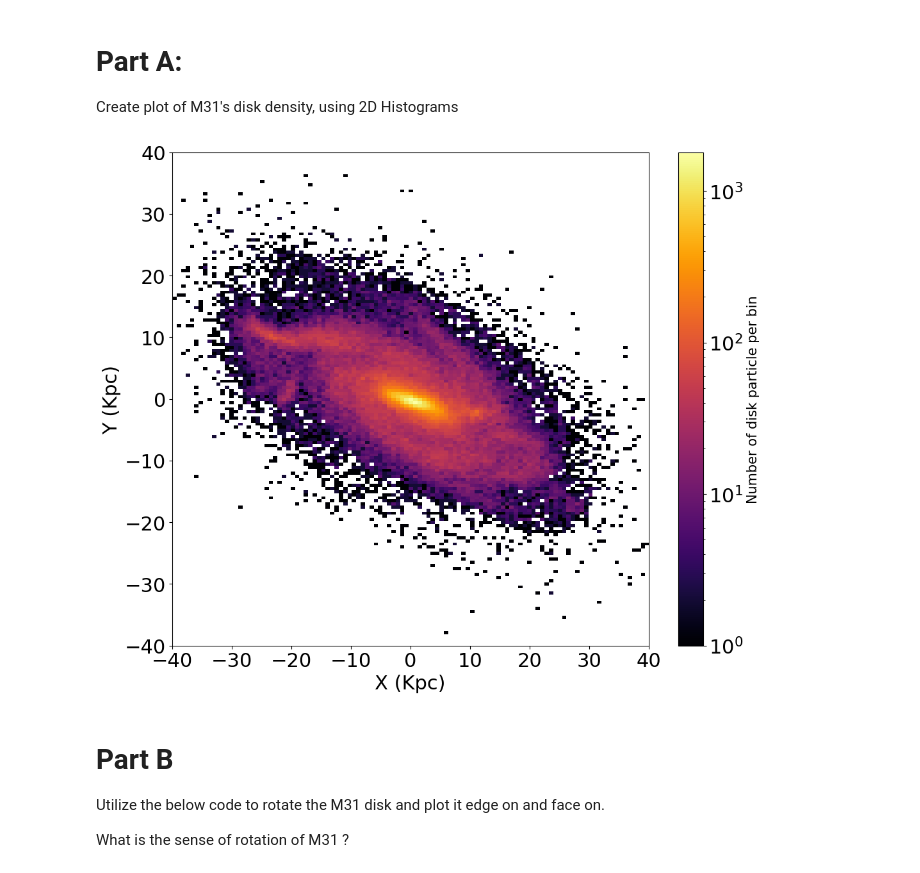
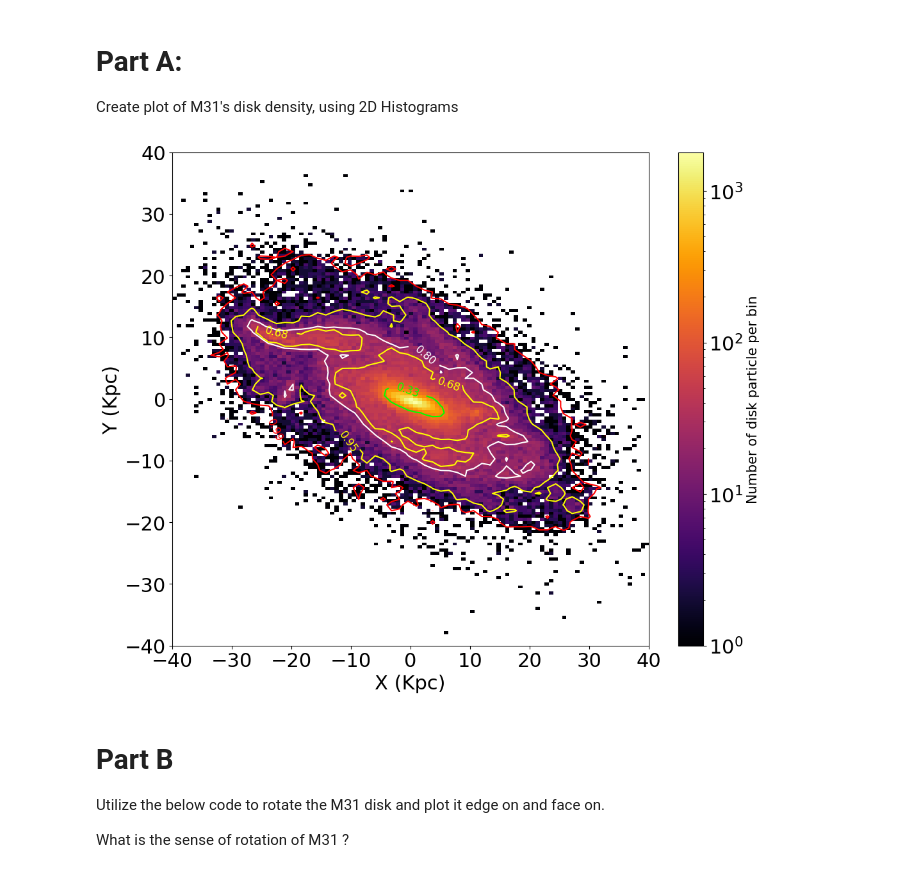
Before and after one commit to A-Mron/ABH_ASTR_400B_SP25, a Jupyter notebook: Labs/Lab7/Lab7.ipynb, the cells around one changed output. Drawn from its saved outputs; the diff is of its cells as text; code cells hidden in the pictures.

```diff
--- a/Labs/Lab7/Lab7.ipynb
+++ b/Labs/Lab7/Lab7.ipynb
@@ -65,7 +65,7 @@ def density_contour(xdata, ydata, nbins_x, nbins_y, ax=None, **contour_kwargs):
 
     """
 
-    H, xedges, yedges = np.histogram2d(xdata, ydata, bins=(nbins_x,nbins_y), normed=True)
+    H, xedges, yedges = np.histogram2d(xdata, ydata, bins=(nbins_x,nbins_y), density=True)
     # NOTE : if you are using the latest version of python, in the above:
     # instead of normed=True, use density=True
 
@@ -87,12 +87,12 @@ def density_contour(xdata, ydata, nbins_x, nbins_y, ax=None, **contour_kwargs):
 
     # You might need to add a few levels
     p3_sigma = so.brentq(find_confidence_interval, 0., 1., args=(pdf, 0.33))
-
+    p80 = so.brentq(find_confidence_interval, 0., 1., args=(pdf, 0.80))
     # Array of Contour levels. Adjust according to the above
-    levels = [p3_sigma,one_sigma, two_sigma, three_sigma][::-1]
+    levels = [p3_sigma,one_sigma, p80, two_sigma, three_sigma][::-1]
 
     # contour level labels  Adjust accoding to the above.
-    strs = ['0.33','0.68','0.95', '0.99'][::-1]
+    strs = ['0.33','0.68','0.80','0.95', '0.99'][::-1]
 
 
     ######
@@ -158,36 +158,36 @@ fig, ax= plt.subplots(figsize=(12, 10))
 # can modify bin number to make the plot smoother
 plt.hist2d(xD, yD, bins=150, norm=LogNorm(), cmap='inferno')
 
 cbar = plt.colorbar()
 cbar.set_label("Number of disk particle per bin", fontsize=15)
 
 # ADD HERE
 # make the contour plot
 # x pos, y pos, contour res, contour res, axis, colors for contours.
 # remember to adjust this if there are other contours added
 # density_contour(pos1, pos2, res1, res2, ax=ax, colors=[])
-
+density_contour(xD, yD, 80, 80, ax=ax, colors=['red','yellow','white','yellow','lime'])
 
 
 # Add axis labels
 plt.xlabel('X (Kpc)', fontsize=22)
 plt.ylabel('Y (Kpc)', fontsize=22)
 
 #set axis limits
 plt.ylim(-40,40)
 plt.xlim(-40,40)
 
 #adjust tick label font size
 label_size = 22
 matplotlib.rcParams['xtick.labelsize'] = label_size
 matplotlib.rcParams['ytick.labelsize'] = label_size
 
 
 
 # Save to a file
-#plt.savefig('Lab7_M31Disk.png')
+plt.savefig('Lab7_M31Disk.png')
 # %% [output]
-[figure, old version]
+[figure, new version]
 # %% [markdown]
 # Part B
 
```
Also changed, not shown: parts of 10 cells of this notebook.
